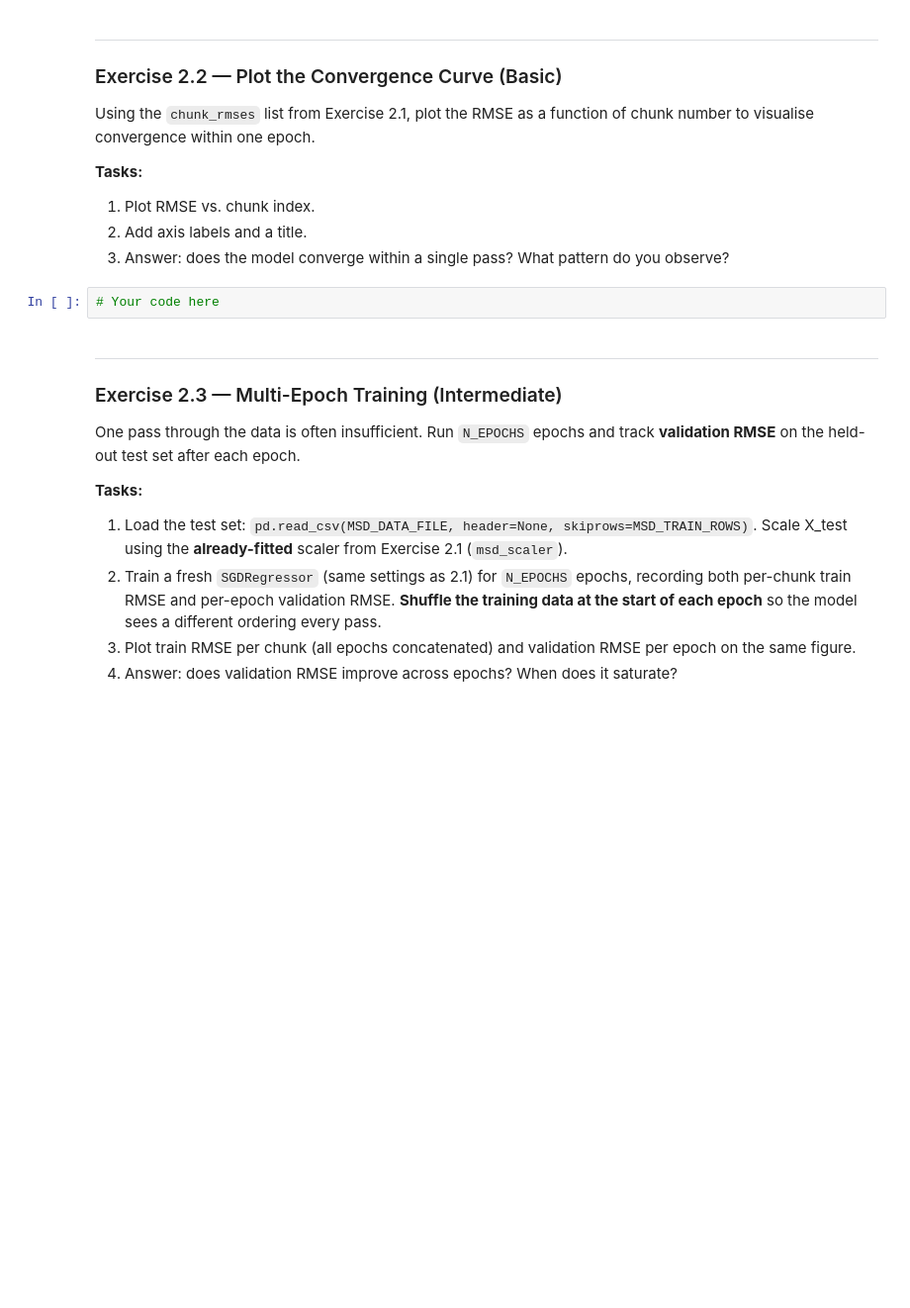
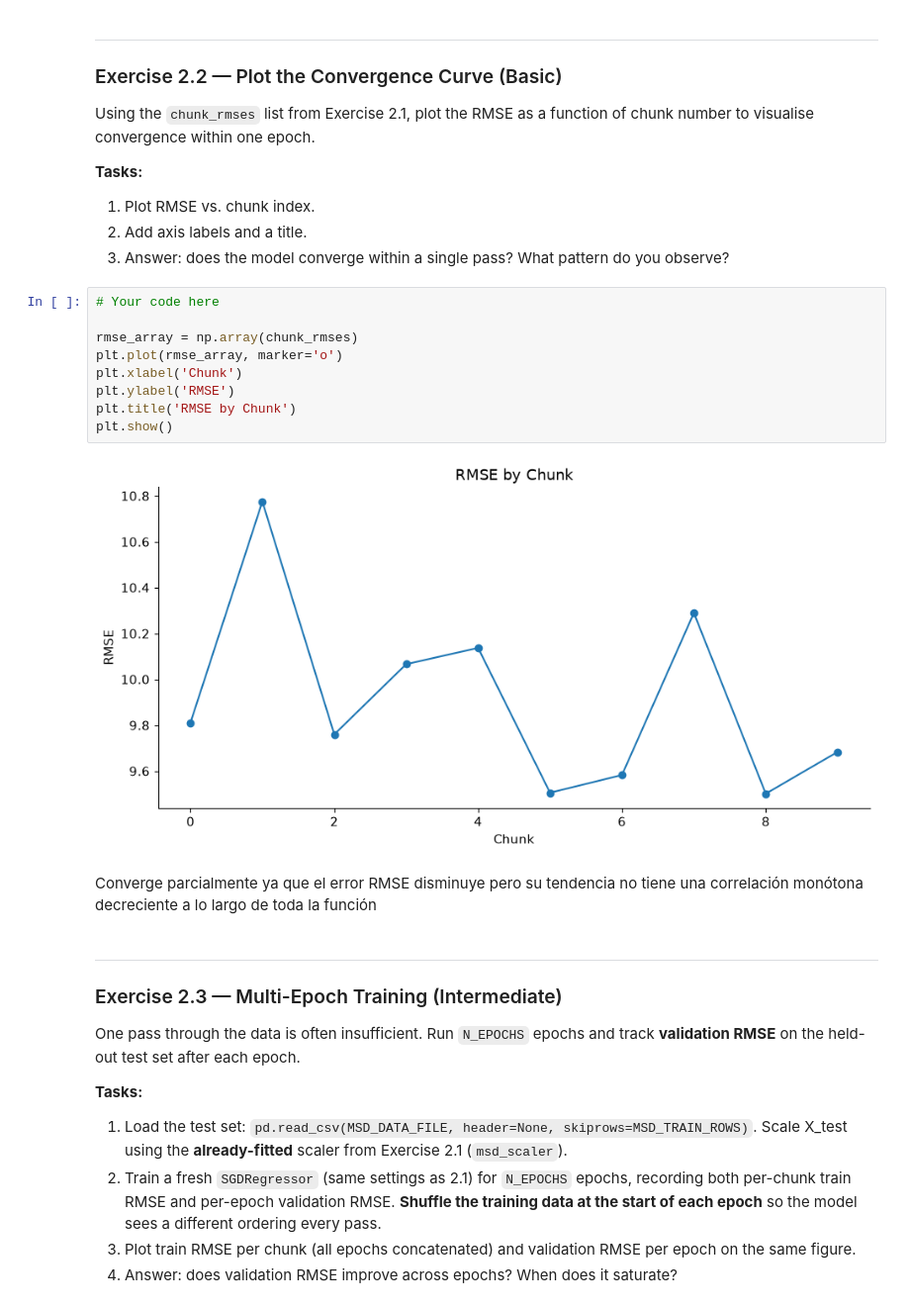
Before and after one commit to Milo18113/lab_linear_regression, a Jupyter notebook: lab_linear_regression.ipynb, the cells around one changed output. Shown at 99% size. Cells and saved outputs as stored; diff of their text form; blank space fills up the shorter version.

```diff
--- a/lab_linear_regression.ipynb
+++ b/lab_linear_regression.ipynb
@@ -1003,6 +1003,17 @@ Using the `chunk_rmses` list from Exercise 2.1, plot the RMSE as a function of c
 3. Answer: does the model converge within a single pass? What pattern do you observe?
 # %%
 # Your code here
+
+rmse_array = np.array(chunk_rmses)
+plt.plot(rmse_array, marker='o')
+plt.xlabel('Chunk')
+plt.ylabel('RMSE')
+plt.title('RMSE by Chunk')
+plt.show()
+# %% [output]
+[figure, added]
+# %% [markdown]
+Converge parcialmente ya que el error RMSE disminuye pero su tendencia no tiene una correlación monótona decreciente a lo largo de toda la función
 # %% [markdown]
 ---
 <a id='ex23'></a>
```
Also changed, not shown: parts of 5 cells of this notebook.
